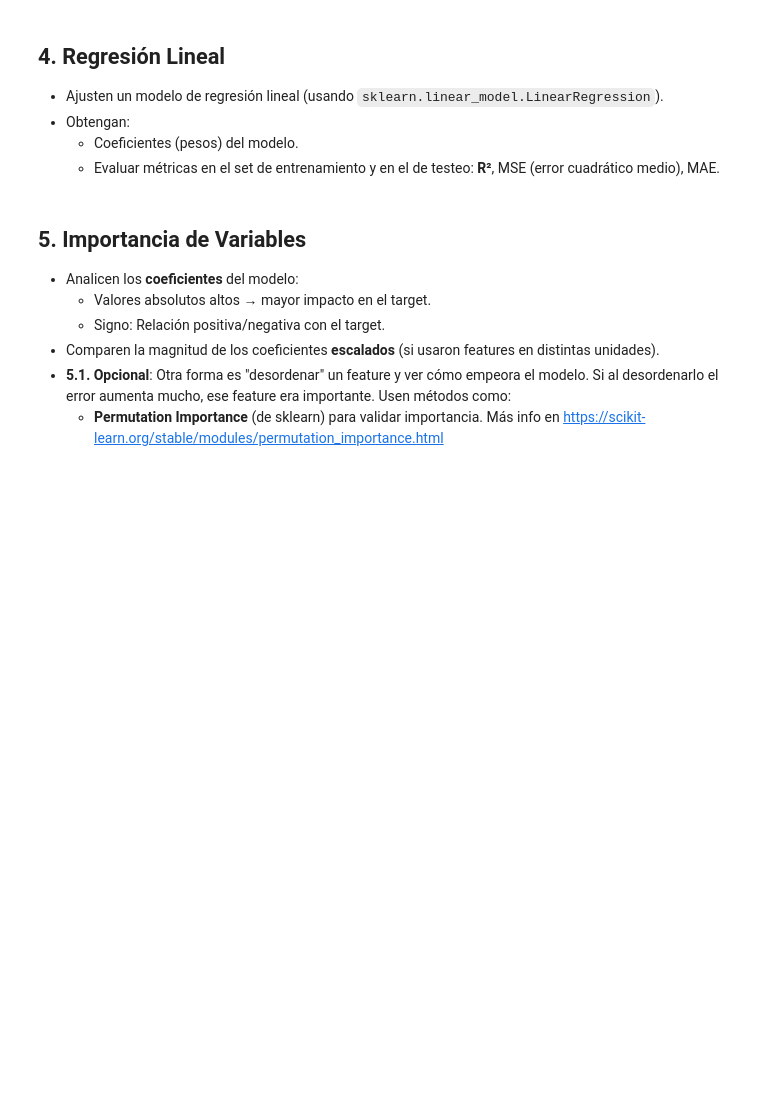
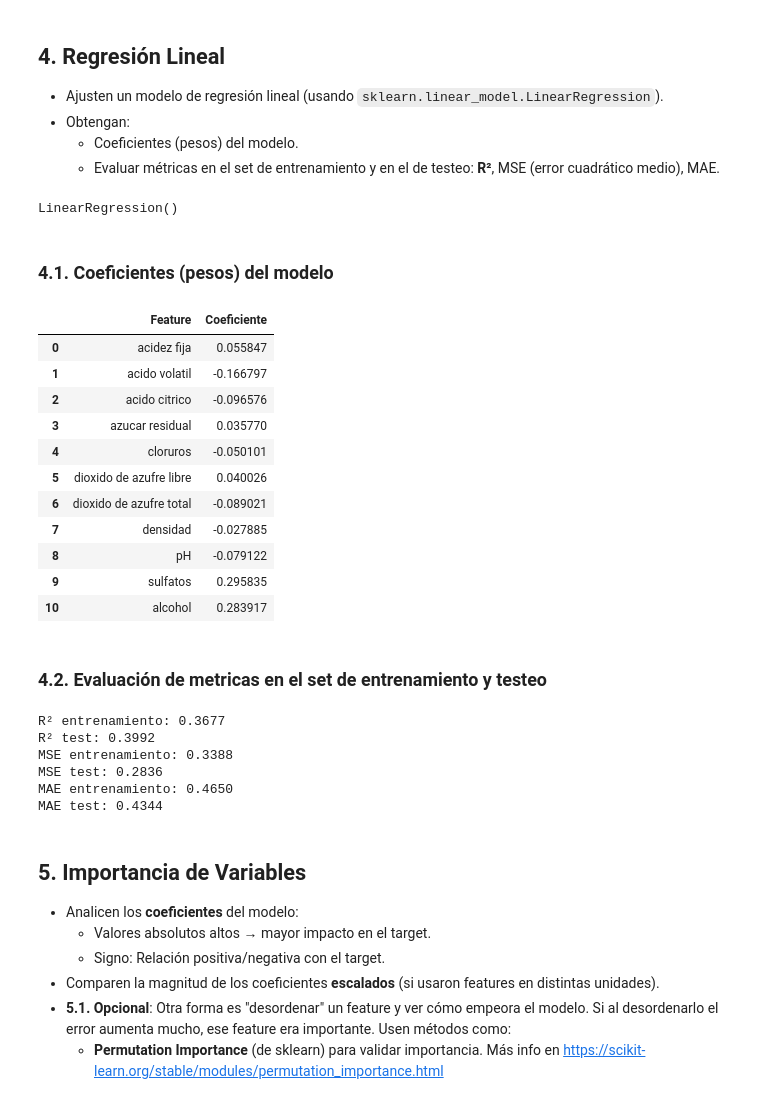
Before and after one commit to Bustagar/APRENDIZAJE-AUTOMATICO-1, a Jupyter notebook: TP1_AA1_regresion_lineal_(Resuelto).ipynb, the cells around one changed output. Saved outputs shown, nothing was run; the diff lists cells and outputs as text; code cells hidden in the pictures; blank space fills up the shorter version.

```diff
--- a/TP1_AA1_regresion_lineal_(Resuelto).ipynb
+++ b/TP1_AA1_regresion_lineal_(Resuelto).ipynb
@@ -275,3 +353,37 @@ Se utiliza Z-Score para estandarizar las columnas y tengan todas las misma medic
    - Obtengan:
      - Coeficientes (pesos) del modelo.
      - Evaluar métricas en el set de entrenamiento y en el de testeo: **R²**, MSE (error cuadrático medio), MAE.
+# %%
+# Creamos un objeto de la clase LinearRegression
+reg_mul = linear_model.LinearRegression()
+
+# Entrenamos el modelo pasandole las variables independientes y dependiente
+reg_mul.fit(X_train, y_train)
+# %% [output]
+LinearRegression()
+# %% [markdown]
+### **4.1. Coeficientes (pesos) del modelo**
+# %%
+# Obtener coeficientes del modelo entrenado
+coeficientes = reg_mul.coef_
+
+# Crear un DataFrame con los nombres de las características y sus coeficientes
+df_coef = pd.DataFrame({"Feature": X_train.columns, "Coeficiente": coeficientes})
+
+# Mostrar el DataFrame con los coeficientes
+df_coef
+# %% [output]
+|  | Feature | Coeficiente |
+| 0 | acidez fija | 0.055847 |
+| 1 | acido volatil | -0.166797 |
+| 2 | acido citrico | -0.096576 |
+| 3 | azucar residual | 0.035770 |
+| 4 | cloruros | -0.050101 |
+| 5 | dioxido de azufre libre | 0.040026 |
+| 6 | dioxido de azufre total | -0.089021 |
+| 7 | densidad | -0.027885 |
+| 8 | pH | -0.079122 |
+| 9 | sulfatos | 0.295835 |
+| 10 | alcohol | 0.283917 |
+# %% [markdown]
+### **4.2. Evaluación de metricas en el set de entrenamiento y testeo**
@@ -278,3 +392,34 @@ Se utiliza Z-Score para estandarizar las columnas y tengan todas las misma medic
+# %%
+# Predicciones en el set de entrenamiento y prueba
+y_train_pred = reg_mul.predict(X_train)
+y_test_pred = reg_mul.predict(X_test)
+
+# Cálculo de R²
+r2_train = r2_score(y_train, y_train_pred)
+r2_test = r2_score(y_test, y_test_pred)
+
+# Cálculo de MSE (Error cuadrático medio)
+mse_train = mean_squared_error(y_train, y_train_pred)
+mse_test = mean_squared_error(y_test, y_test_pred)
+
+# Cálculo de MAE (Error absoluto medio)
+mae_train = mean_absolute_error(y_train, y_train_pred)
+mae_test = mean_absolute_error(y_test, y_test_pred)
+
+# Mostrar resultados
+print(f"R² entrenamiento: {r2_train:.4f}")
+print(f"R² test: {r2_test:.4f}")
+print(f"MSE entrenamiento: {mse_train:.4f}")
+print(f"MSE test: {mse_test:.4f}")
+print(f"MAE entrenamiento: {mae_train:.4f}")
+print(f"MAE test: {mae_test:.4f}")
+# %% [output]
+R² entrenamiento: 0.3677
+R² test: 0.3992
+MSE entrenamiento: 0.3388
+MSE test: 0.2836
+MAE entrenamiento: 0.4650
+MAE test: 0.4344
 # %% [markdown]
 
 ## 5. **Importancia de Variables**
```
Also changed, not shown: parts of 34 cells of this notebook.
